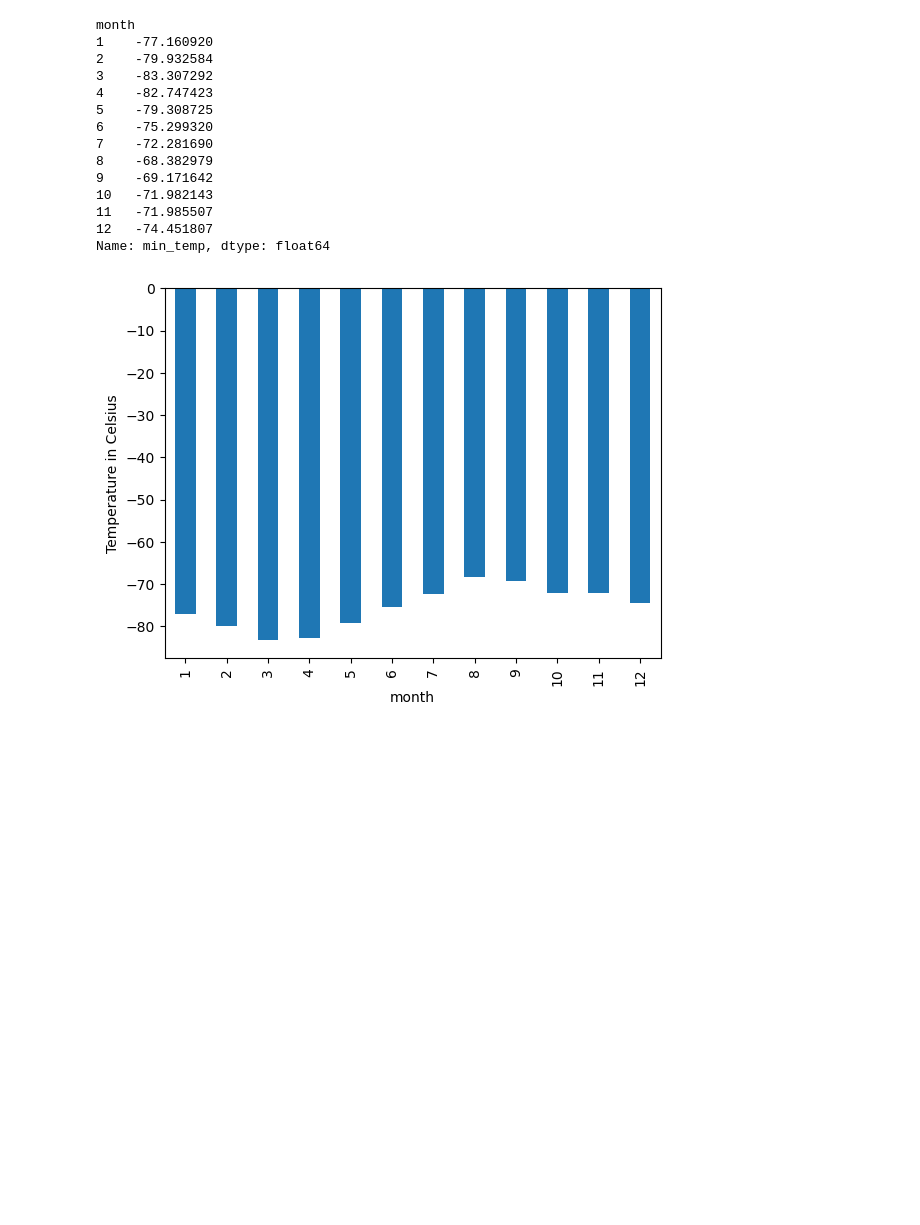
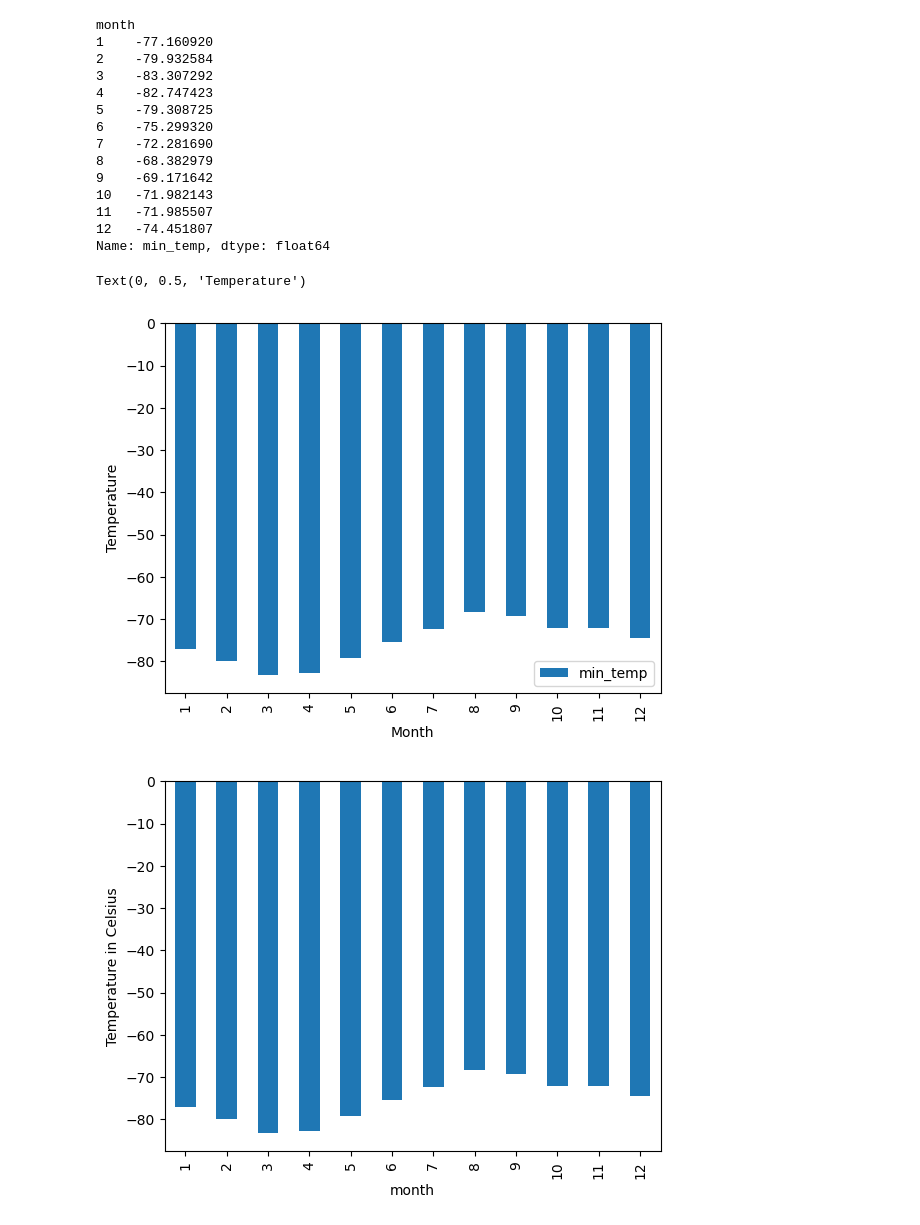
Before and after one commit to ChisomOzo/HTML, a Jupyter notebook: part_2_mars_weather.ipynb, the cells around one changed output. Drawn from its saved outputs; the diff is of its cells as text; code cells hidden in the pictures; blank space fills up the shorter version.

```diff
--- a/part_2_mars_weather.ipynb
+++ b/part_2_mars_weather.ipynb
@@ -74,10 +80,8 @@ def data_facts():
 # Loop through the scraped data to create a dictionary
 # %%
 # Create a Pandas DataFrame by using the list of rows and a list of the column names
-row_list= []
-summary= data_facts()
-row_list.extend(data_facts())
-df = pd.DataFrame(row_list)
+tables = pd.read_html(url)
+df = tables[0]
 df.head()
 # %% [output]
 |  | id | terrestrial_date | sol | ls | month | min_temp | pressure |
@@ -205,6 +242,14 @@ month
 11   -71.985507
 12   -74.451807
 Name: min_temp, dtype: float64
+# %%
+month_graph=df.groupby("month")[["min_temp"]].mean()
+month_graph.plot.bar()
+plt.xlabel("Month")
+plt.ylabel("Temperature")
+# %% [output]
+Text(0, 0.5, 'Temperature')
+[figure, added]
 # %%
 # Plot the average temperature by month
 # %% [output]
```
Also changed, not shown: parts of 15 cells of this notebook, 3 other files.
